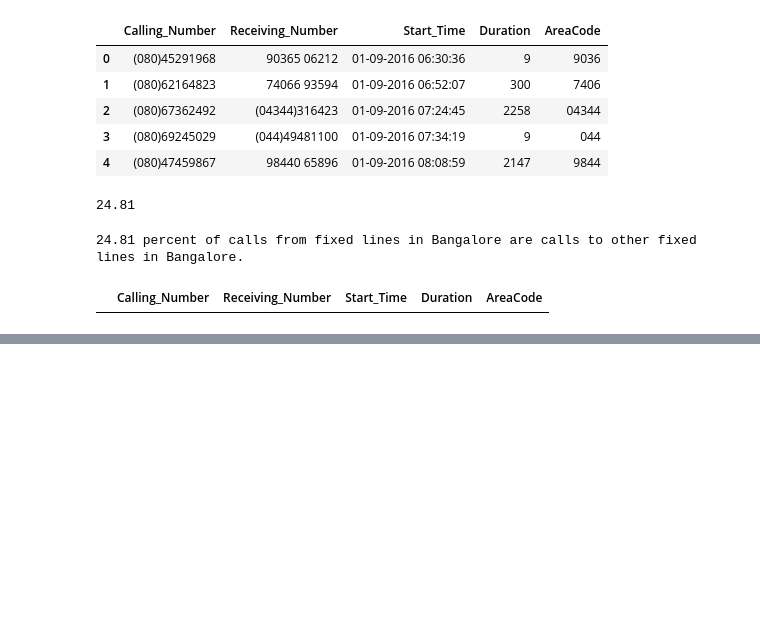
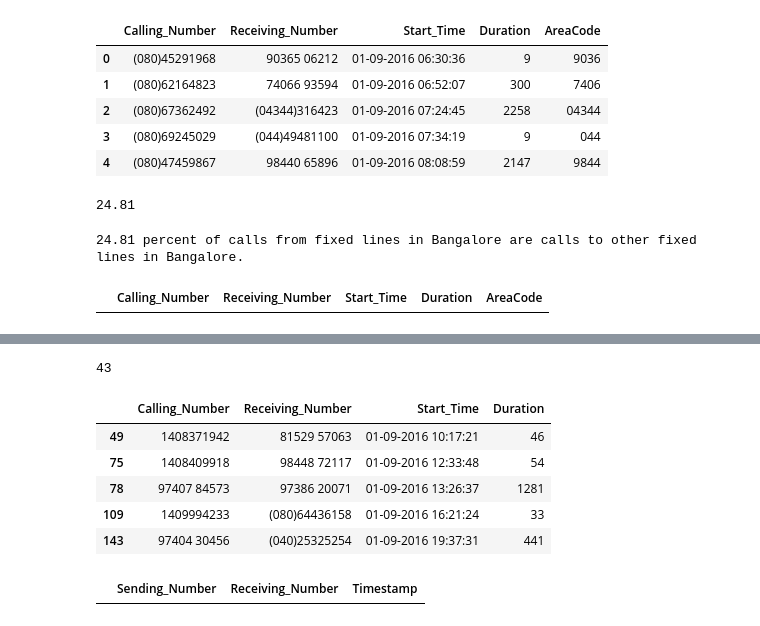
Before and after one commit to maxysio/DS-PRJ1-InvestigatingCallsTexts, a Jupyter notebook: Task0.ipynb, the cells around one changed output, grey strips where cells are left out. Drawn from its saved outputs; the diff is of its cells as text; code cells hidden in the pictures; blank space fills up the shorter version.

```diff
--- a/Task0.ipynb
+++ b/Task0.ipynb
@@ -383,0 +386,4 @@ df_calls_from_blore[df_calls_from_blore.AreaCode=='9180']
+# %%
+# Find phone numbers which make calls but never receive calls
+df_tm = df_calls[~df_calls.Calling_Number.isin(df_calls.Receiving_Number)]
+df_tm.Calling_Number.nunique()
@@ -383,0 +392,3 @@ df_calls_from_blore[df_calls_from_blore.AreaCode=='9180']
+# %%
+df_texts = pd.DataFrame(texts, columns=['Sending_Number', 'Receiving_Number', 'Timestamp'])
+df_texts.head()
@@ -383,0 +402,21 @@ df_calls_from_blore[df_calls_from_blore.AreaCode=='9180']
+# %%
+df_tm = df_tm[~df_tm.Calling_Number.isin(df_texts.Sending_Number)]
+# %%
+df_tm = df_tm[~df_tm.Calling_Number.isin(df_texts.Receiving_Number)]
+# %%
+df_tm.Calling_Number.nunique()
+# %% [output]
+43
+# %%
+df_tm.head()
+# %% [output]
+|  | Calling_Number | Receiving_Number | Start_Time | Duration |
+| 49 | 1408371942 | 81529 57063 | 01-09-2016 10:17:21 | 46 |
+| 75 | 1408409918 | 98448 72117 | 01-09-2016 12:33:48 | 54 |
+| 78 | 97407 84573 | 97386 20071 | 01-09-2016 13:26:37 | 1281 |
+| 109 | 1409994233 | (080)64436158 | 01-09-2016 16:21:24 | 33 |
+| 143 | 97404 30456 | (040)25325254 | 01-09-2016 19:37:31 | 441 |
+# %%
+df_texts[df_texts.Sending_Number=='97407 84573']
+# %% [output]
+|  | Sending_Number | Receiving_Number | Timestamp |
```
Also changed, not shown: parts of 6 cells of this notebook.
